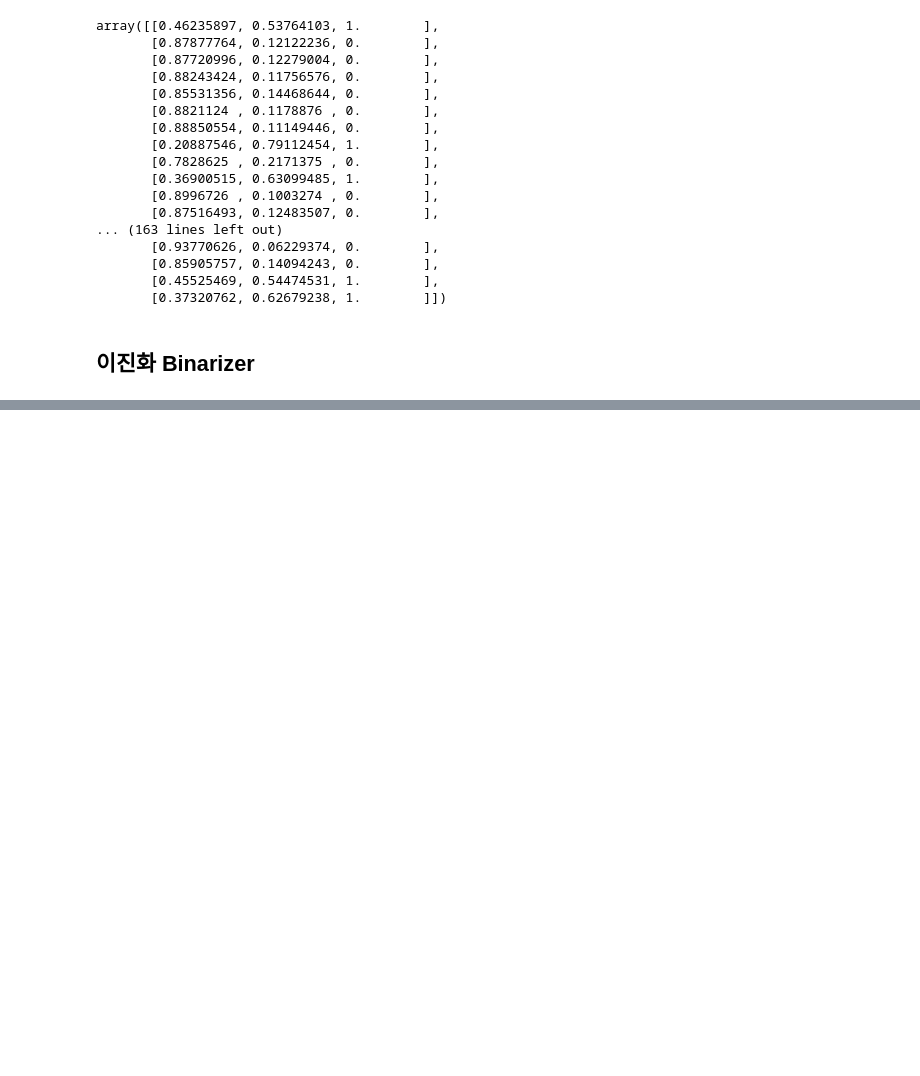
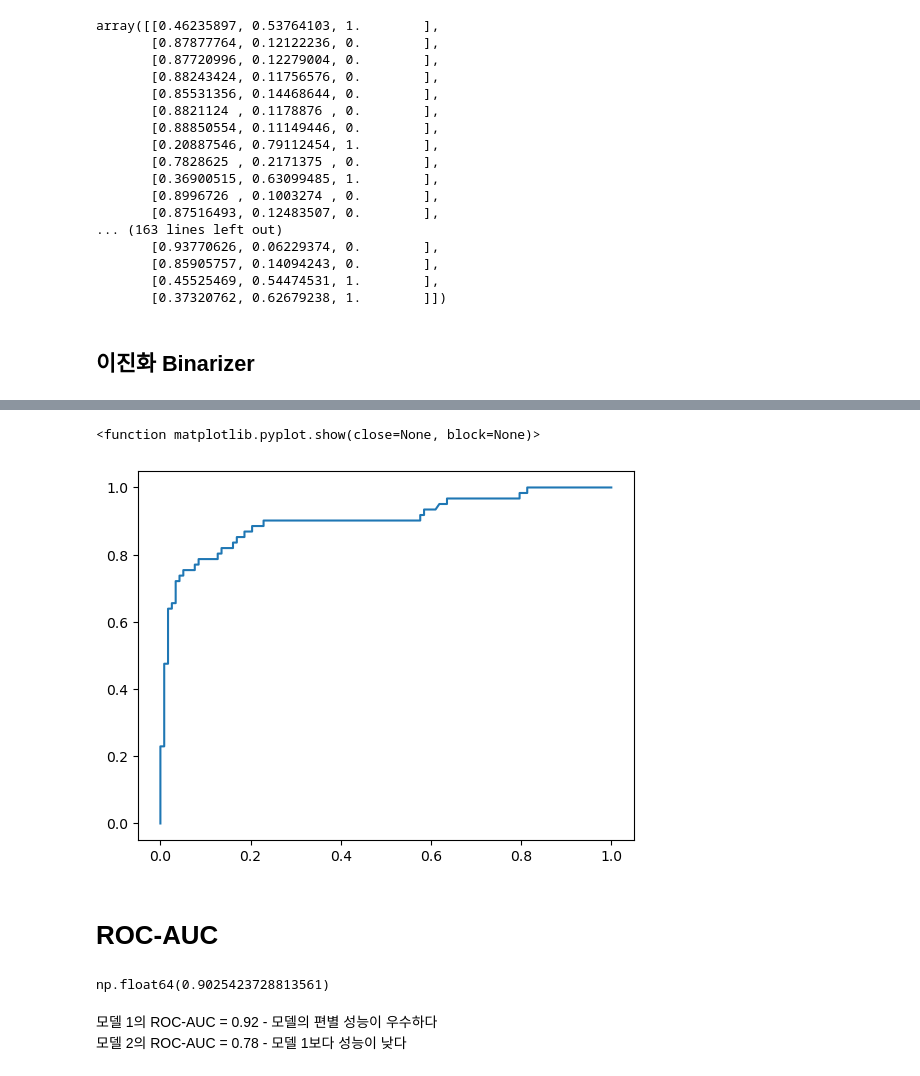
Before and after one commit to selina7704/Machine-Learning, a Jupyter notebook: 03_분류모델평가.ipynb, the cells around one changed output, grey strips where cells are left out. Drawn from its saved outputs; the diff is of its cells as text; code cells hidden in the pictures; blank space fills up the shorter version.

```diff
--- a/03_분류모델평가.ipynb
+++ b/03_분류모델평가.ipynb
@@ -216,0 +235,3 @@ get_clf_eval(y_test, custom_predict)
+# %%
+pred_proba_class1 = lr_clf.predict_proba(X_test)[:,1]
+pred_proba_class1
@@ -216,0 +256,24 @@ get_clf_eval(y_test, custom_predict)
+# %%
+from sklearn.metrics import roc_curve
+
+fprs, tprs, threshold = roc_curve(y_test, pred_proba_class1)
+
+
+# 시각화
+import matplotlib.pyplot as plt
+
+plt.plot(fprs, tprs, label = 'ROC')
+plt.show
+# %% [output]
+<function matplotlib.pyplot.show(close=None, block=None)>
+[figure, added]
+# %% [markdown]
+# ROC-AUC
+# %%
+from sklearn.metrics import roc_auc_score
+roc_auc_score(y_test, pred_proba_class1)
+# %% [output]
+np.float64(0.9025423728813561)
+# %% [markdown]
+모델 1의 ROC-AUC = 0.92 - 모델의 편별 성능이 우수하다 <br>
+모델 2의 ROC-AUC = 0.78 - 모델 1보다 성능이 낮다
```
Also changed, not shown: parts of 7 cells of this notebook, 2 other files.
